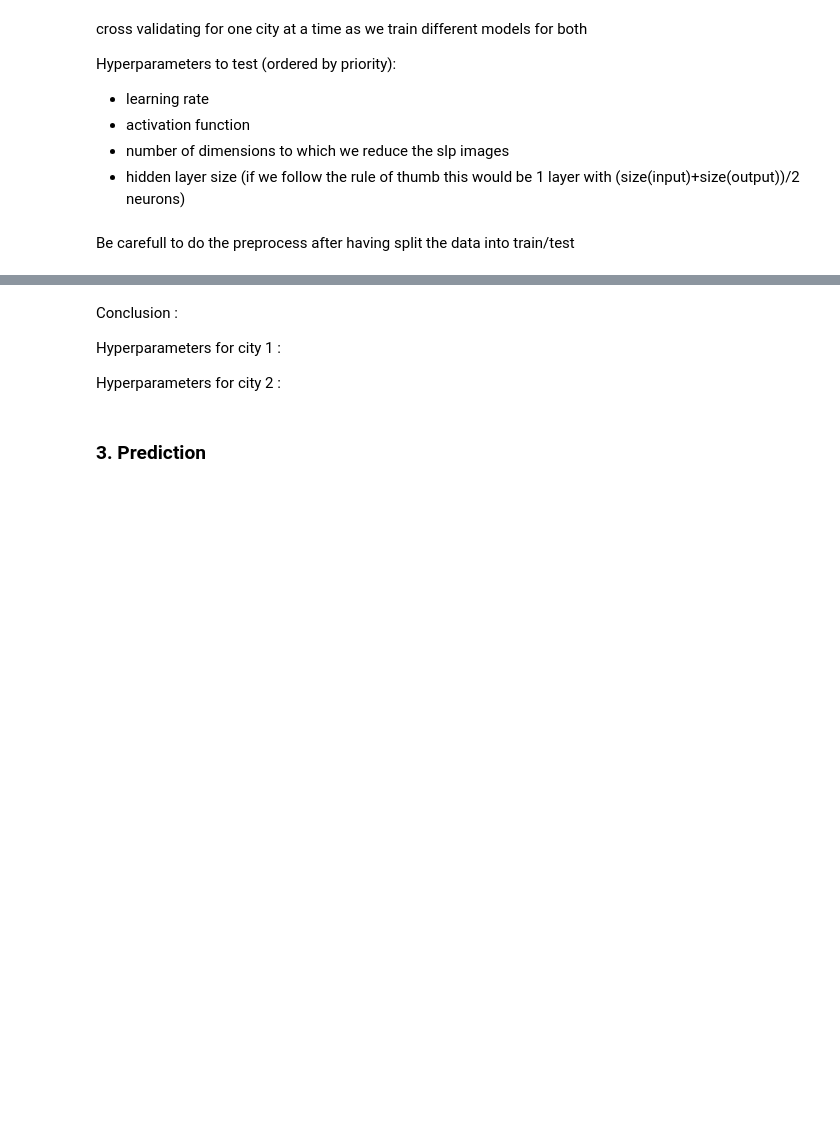
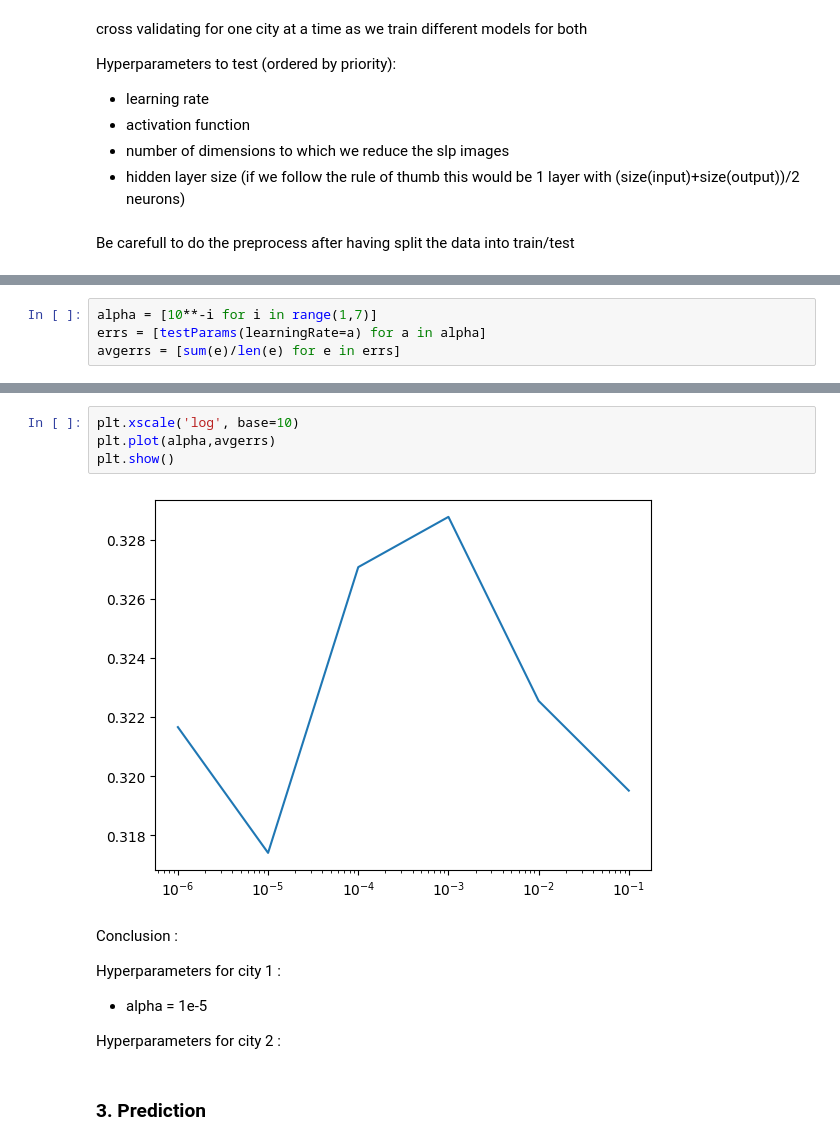
Before and after one commit to DamienLesens/ProjetFML, a Jupyter notebook: MLP.ipynb, the cells around one changed output, grey strips where cells are left out. Saved outputs shown, nothing was run; the diff lists cells and outputs as text; blank space fills up the shorter version.

Commit message:
cross validation of learning rate

```diff
--- a/MLP.ipynb
+++ b/MLP.ipynb
@@ -203,0 +189,4 @@ error : 0.3083407969217521
+# %%
+alpha = [10**-i for i in range(1,7)]
+errs = [testParams(learningRate=a) for a in alpha]
+avgerrs = [sum(e)/len(e) for e in errs]
@@ -204,7 +211,14 @@ error : 0.3083407969217521
+# %%
+plt.xscale('log', base=10)
+plt.plot(alpha,avgerrs)
+plt.show()
+# %% [output]
+[figure, added]
 # %% [markdown]
 Conclusion :
 
 Hyperparameters for city 1 :
+- alpha = 1e-5
 
 Hyperparameters for city 2 :
 # %% [markdown]
```
Also changed, not shown: parts of 7 cells of this notebook.
